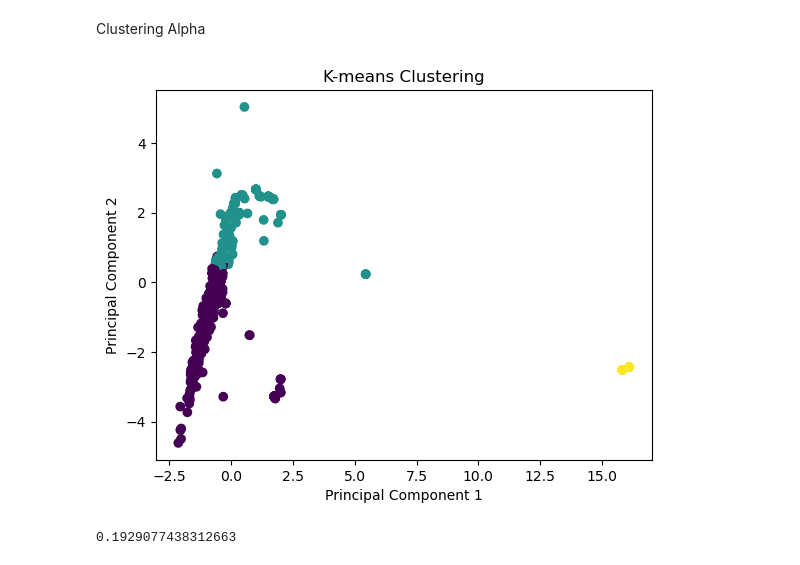
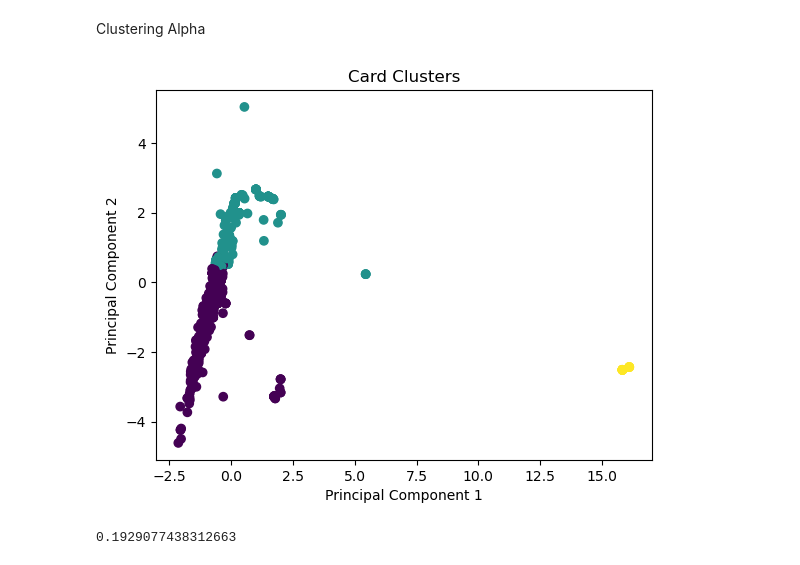
Before and after one commit to DanielGroneberg/TOP_project, a Jupyter notebook: code/CFPB_Updated_Data.ipynb, the cells around one changed output. Drawn from its saved outputs; the diff is of its cells as text; code cells hidden in the pictures.

```diff
--- a/code/CFPB_Updated_Data.ipynb
+++ b/code/CFPB_Updated_Data.ipynb
@@ -212,0 +769,2 @@ df.iloc[:5, 41:51]
+# %%
+df["Late Fee Policy Details"].fillna("__", inplace=True)
@@ -237,0 +869,8 @@ num_cols = col_types[col_types != 'object'].index.tolist()
+# %%
+df.rename(columns={"Poor or Fair Credit":"PF_Credit_APR",
+ "Good Credit":"Good_Credit_APR",
+ "Great Credit":"Great_Credit_APR",
+ "Minimum Finance Charge (Dollars)":"Min_FinCharge_USD",
+ "Balance Transfer Fee (%)":"BT_Fee_Percent",
+ "Foreign Transaction Fee (%)":"FgnTx_Fee_Percent",
+ "Late Fee Six Month Billing Cycle":"LF_6mo_BillCycle"},inplace=True)
@@ -238,2 +957,2 @@ num_cols = col_types[col_types != 'object'].index.tolist()
 # %%
-df[num_cols].head()
+df_to_cluster = pd.read_csv("../data/df_for_clustering.csv", index_col = 0)
@@ -247,0 +959,4 @@ df[num_cols].head()
+# %%
+col_types = df_to_cluster.dtypes
+num_cols = col_types[col_types != 'object'].index.tolist()
+obj_cols = col_types[col_types == 'object'].index.tolist()
@@ -383,12 +1114,12 @@ pca = PCA(n_components=2)
 data_2d = pca.fit_transform(data_scaled)
 # %%
 plt.scatter(data_2d[:, 0], data_2d[:, 1], c=df1_num_tf['cluster'], cmap='viridis')
-plt.title('K-means Clustering')
+plt.title('Card Clusters')
 plt.xlabel('Principal Component 1')
 plt.ylabel('Principal Component 2')
 plt.show()
 # %% [output]
-[figure, old version]
+[figure, new version]
 # %%
 sil = silhouette_score(data_scaled, df1_num_tf["cluster"])
 # %%
```
Also changed, not shown: parts of 136 cells of this notebook.
